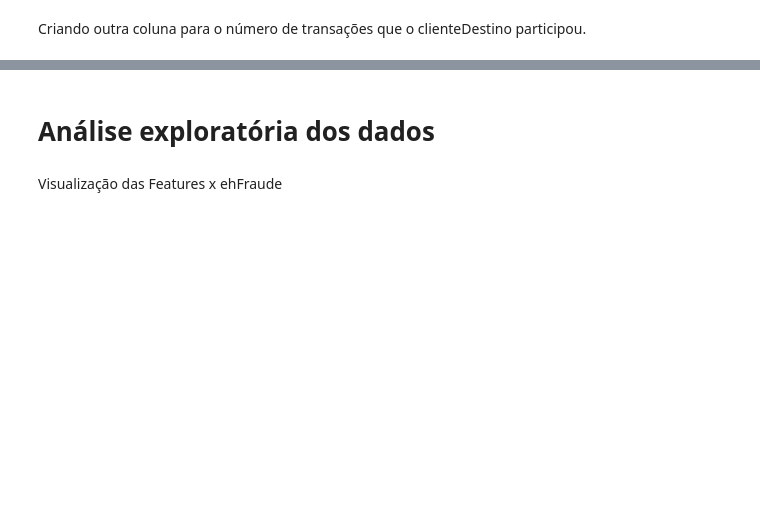
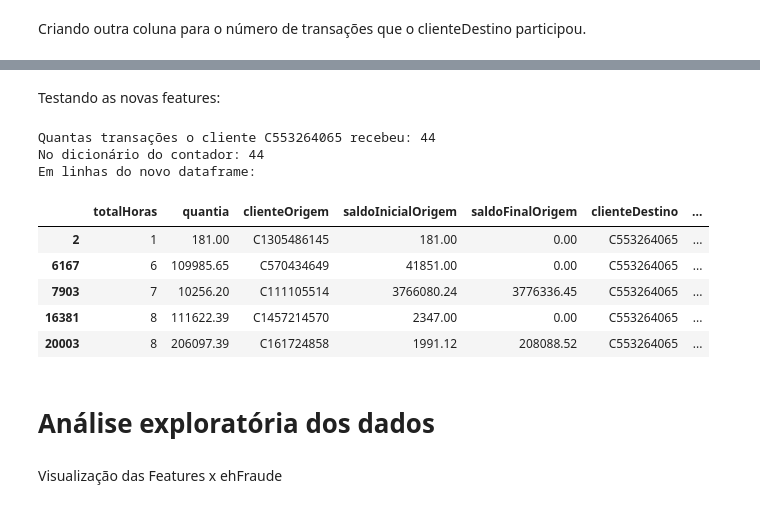
Before and after one commit to casjunior93/Tera---Desafio-de-classificacao, a Jupyter notebook: TERA_Desafio_de_Classificação.ipynb, the cells around one changed output, grey strips where cells are left out. Cells and saved outputs as stored; diff of their text form; code cells hidden in the pictures; blank space fills up the shorter version.

Commit message:
Adicionando novas features e testes

```diff
--- a/TERA_Desafio_de_Classificação.ipynb
+++ b/TERA_Desafio_de_Classificação.ipynb
@@ -230,4 +220,4 @@ df_contadorCO.loc[['C1231006815']].contador.values[0]
 # %%
 def retorna_transacoes_por_periodo_cliente_origem(df):
-    return df_contadorCO.loc[[df.clienteOrigem]].contador.values[0]
+    return contadorCO[df.clienteOrigem]
 # %%
@@ -236,5 +229,5 @@ df3['transacoesClienteOrigemPeriodo'] = df3.apply(retorna_transacoes_por_periodo
 Criando outra coluna para o número de transações que o clienteDestino participou.
 # %%
 def retorna_transacoes_por_periodo_cliente_destino(df):
-    return df_contadorCD.loc[[df.clienteDestino]].contador.values[0]
+    return contadorCD[df.clienteDestino]
 # %%
@@ -242,3 +245,22 @@ df3['transacoesClienteDestinoPeriodo'] = df3.apply(retorna_transacoes_por_period
+# %% [markdown]
+Testando as novas features:
+# %%
+total = df3.clienteDestino.loc[df3['clienteDestino'] == 'C553264065'].count()
+total_contadorCD = contadorCD['C553264065']
+print(f'Quantas transações o cliente C553264065 recebeu: {total}')
+print(f'No dicionário do contador: {total_contadorCD}')
+print(f'Em linhas do novo dataframe:')
+df3.loc[df3['clienteDestino'] == 'C553264065'].head(5)
+# %% [output]
+Quantas transações o cliente C553264065 recebeu: 44
+No dicionário do contador: 44
+Em linhas do novo dataframe:
+|  | totalHoras | quantia | clienteOrigem | saldoInicialOrigem | saldoFinalOrigem | clienteDestino | ... |
+| 2 | 1 | 181.00 | C1305486145 | 181.00 | 0.00 | C553264065 | ... |
+| 6167 | 6 | 109985.65 | C570434649 | 41851.00 | 0.00 | C553264065 | ... |
+| 7903 | 7 | 10256.20 | C111105514 | 3766080.24 | 3776336.45 | C553264065 | ... |
+| 16381 | 8 | 111622.39 | C1457214570 | 2347.00 | 0.00 | C553264065 | ... |
+| 20003 | 8 | 206097.39 | C161724858 | 1991.12 | 208088.52 | C553264065 | ... |
 # %% [markdown]
 # Análise exploratória dos dados
 # %% [markdown]
```
Also changed, not shown: parts of 16 cells of this notebook, 2 other files.
